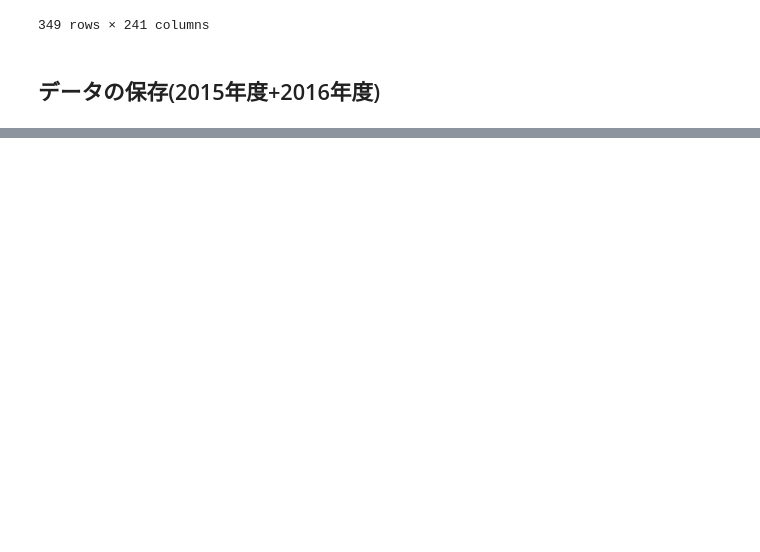
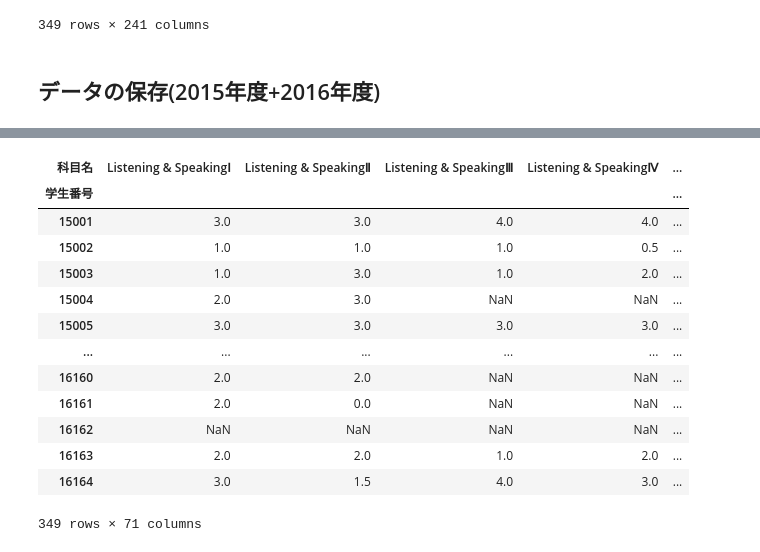
Before and after one commit to ltpdo/GradeData-MachineLearing, a Jupyter notebook: 成績データの仕分け.ipynb, the cells around one changed output, grey strips where cells are left out. Saved outputs shown, nothing was run; the diff lists cells and outputs as text; code cells hidden in the pictures; blank space fills up the shorter version.

```diff
--- a/成績データの仕分け.ipynb
+++ b/成績データの仕分け.ipynb
@@ -194,0 +199,6 @@ subject_data.to_csv('/content/drive/MyDrive/Colab Notebooks/卒論/成績デ
+# %%
+# 欠損値の割合を計算
+null_percentage = pd.DataFrame(subject_data.isnull().sum() / len(subject_data) * 100)
+null_percentage.columns = ["欠損値割合"]
+null_percentage = null_percentage.sort_values("欠損値割合").transpose()
+null_percentage
@@ -194,0 +214,5 @@ subject_data.to_csv('/content/drive/MyDrive/Colab Notebooks/卒論/成績デ
+# %%
+# 欠損値が60%以上の科目名を抽出する
+null_percentage = null_percentage.T
+delete_columns = null_percentage[null_percentage["欠損値割合"] > 60]
+delete_columns
@@ -194,0 +223,19 @@ subject_data.to_csv('/content/drive/MyDrive/Colab Notebooks/卒論/成績デ
+# %%
+# 列を削除
+subject_data = subject_data.drop(columns = delete_columns)
+subject_data
+# %% [output]
+| 科目名 | Listening & SpeakingⅠ | Listening & SpeakingⅡ | Listening & SpeakingⅢ | Listening & SpeakingⅣ | ... |
+| 学生番号 |  |  |  |  | ... |
+| 15001 | 3.0 | 3.0 | 4.0 | 4.0 | ... |
+| 15002 | 1.0 | 1.0 | 1.0 | 0.5 | ... |
+| 15003 | 1.0 | 3.0 | 1.0 | 2.0 | ... |
+| 15004 | 2.0 | 3.0 | NaN | NaN | ... |
+| 15005 | 3.0 | 3.0 | 3.0 | 3.0 | ... |
+| ... | ... | ... | ... | ... | ... |
+| 16160 | 2.0 | 2.0 | NaN | NaN | ... |
+| 16161 | 2.0 | 0.0 | NaN | NaN | ... |
+| 16162 | NaN | NaN | NaN | NaN | ... |
+| 16163 | 2.0 | 2.0 | 1.0 | 2.0 | ... |
+| 16164 | 3.0 | 1.5 | 4.0 | 3.0 | ... |
+349 rows × 71 columns
```
Also changed, not shown: parts of 9 cells of this notebook.
